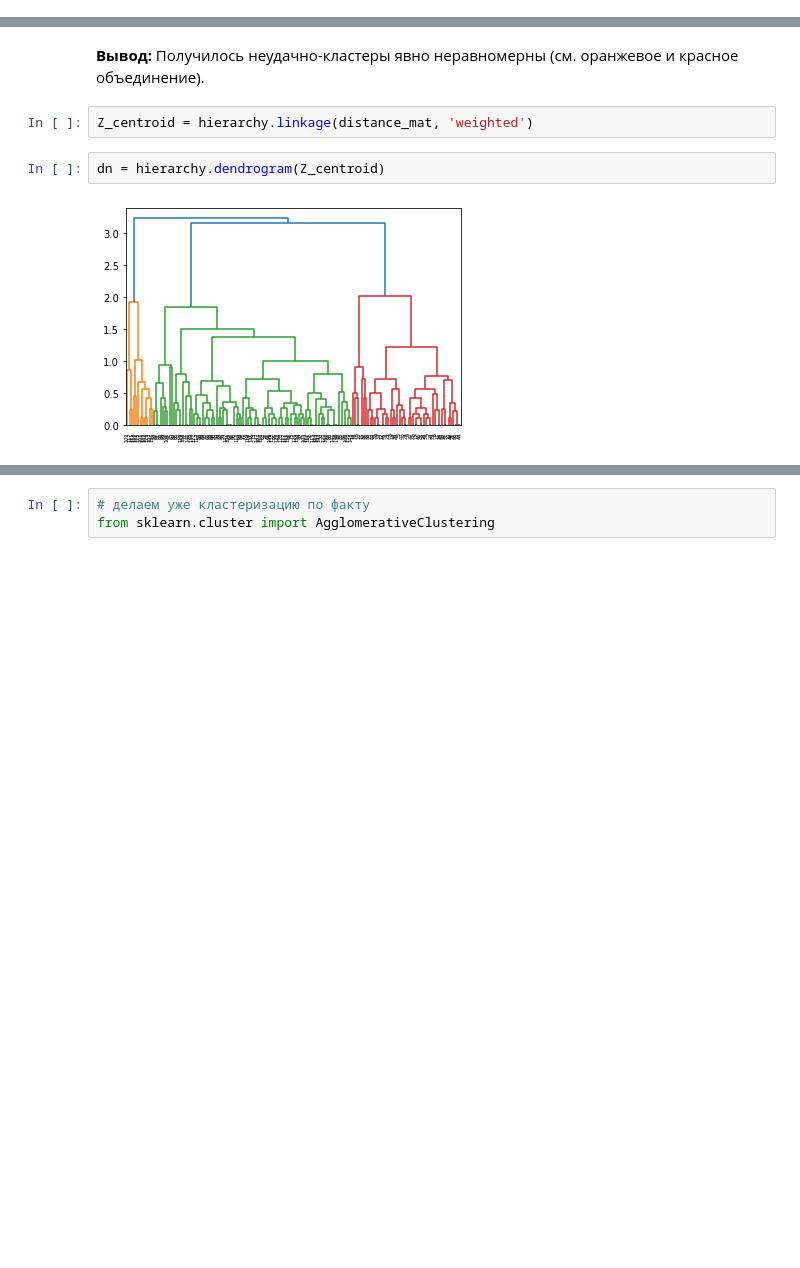
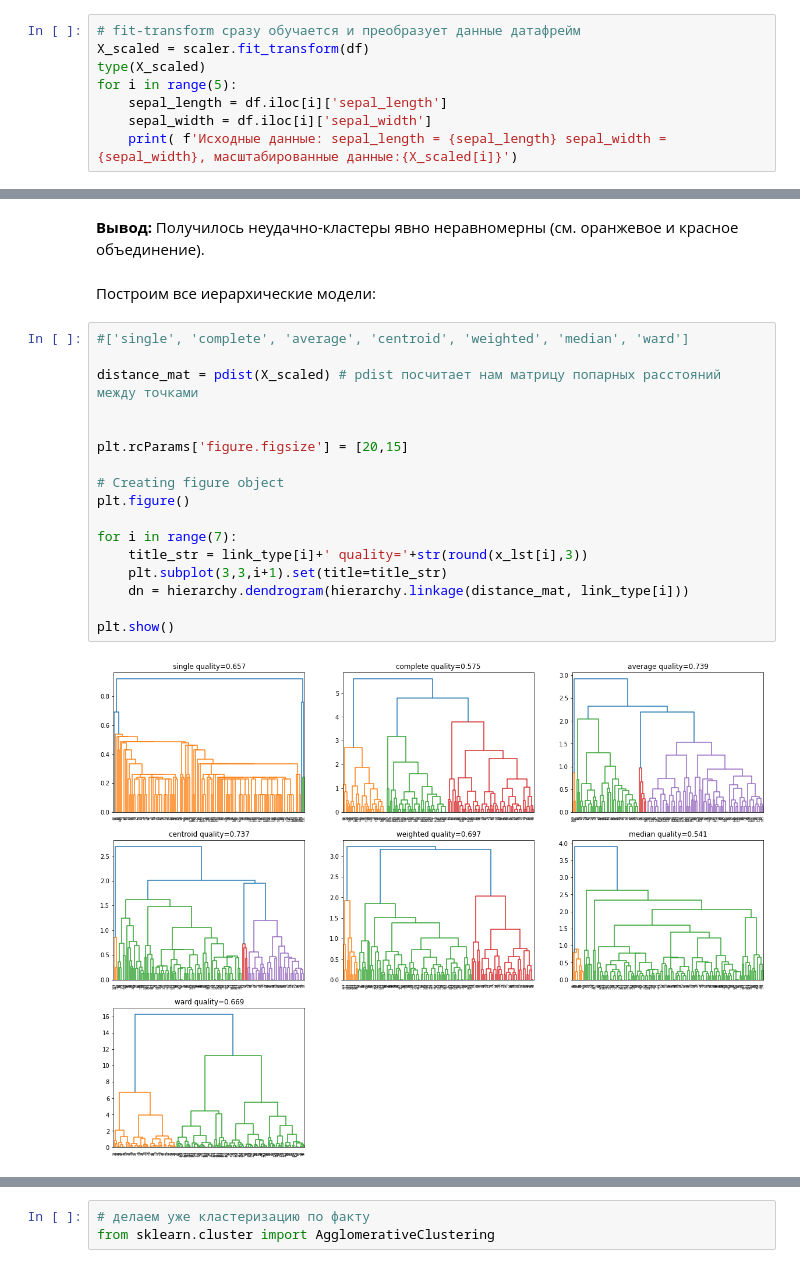
Before and after one commit to SergeyChernyaev/Python-Homeworks, a Jupyter notebook: STPY-39/Homeworks/05_Homework (classification&clasterization)/05Homework_white.ipynb, the cells around one changed output, grey strips where cells are left out. Cells and saved outputs as stored; diff of their text form; blank space fills up the shorter version.

```diff
--- a/STPY-39/Homeworks/05_Homework (classification&clasterization)/05Homework_white.ipynb
+++ b/STPY-39/Homeworks/05_Homework (classification&clasterization)/05Homework_white.ipynb
@@ -353,0 +352,8 @@ X_scaled = scaler.fit_transform(df)
+# %%
+# fit-transform сразу обучается и преобразует данные датафрейм
+X_scaled = scaler.fit_transform(df)
+type(X_scaled)
+for i in range(5):
+    sepal_length = df.iloc[i]['sepal_length']
+    sepal_width = df.iloc[i]['sepal_width']
+    print( f'Исходные данные: sepal_length = {sepal_length} sepal_width = {sepal_width}, масштабированные данные:{X_scaled[i]}')
@@ -450,8 +466,23 @@ dn = hierarchy.dendrogram(Z_opt)
 # %% [markdown]
 **Вывод:** Получилось неудачно-кластеры явно неравномерны (см. оранжевое и красное объединение).
-# %%
-Z_centroid = hierarchy.linkage(distance_mat, 'weighted')
-# %%
-dn = hierarchy.dendrogram(Z_centroid)
-# %% [output]
-[figure, removed]
+# %% [markdown]
+Построим все иерархические модели:
+# %%
+#['single', 'complete', 'average', 'centroid', 'weighted', 'median', 'ward']
+
+distance_mat = pdist(X_scaled) # pdist посчитает нам матрицу попарных расстояний между точками
+
+
+plt.rcParams['figure.figsize'] = [20,15]
+
+# Creating figure object
+plt.figure()
+
+for i in range(7):
+    title_str = link_type[i]+' quality='+str(round(x_lst[i],3))
+    plt.subplot(3,3,i+1).set(title=title_str)
+    dn = hierarchy.dendrogram(hierarchy.linkage(distance_mat, link_type[i]))
+
+plt.show()
+# %% [output]
+[figure, added]
```
Also changed, not shown: parts of 21 cells of this notebook, 1 other file.
